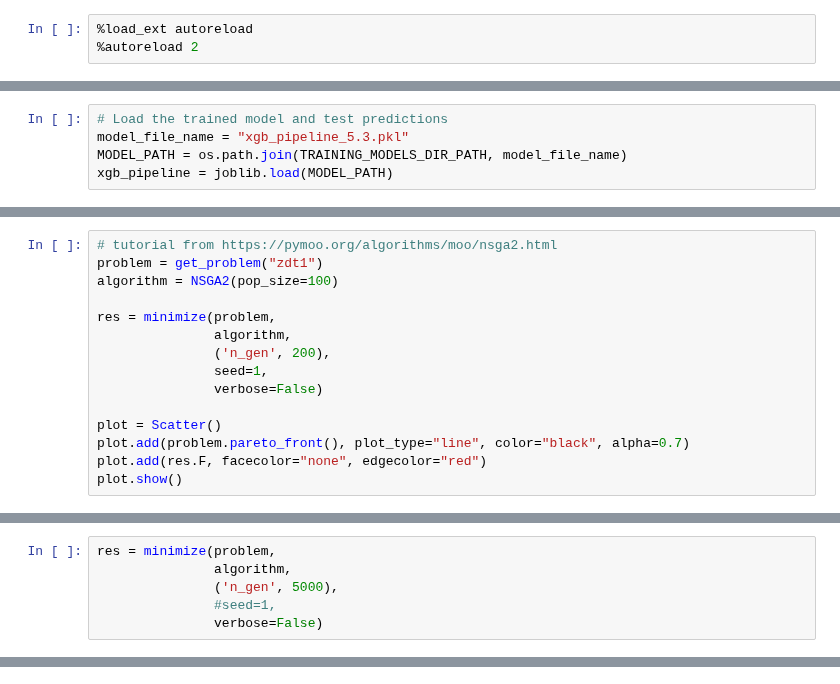
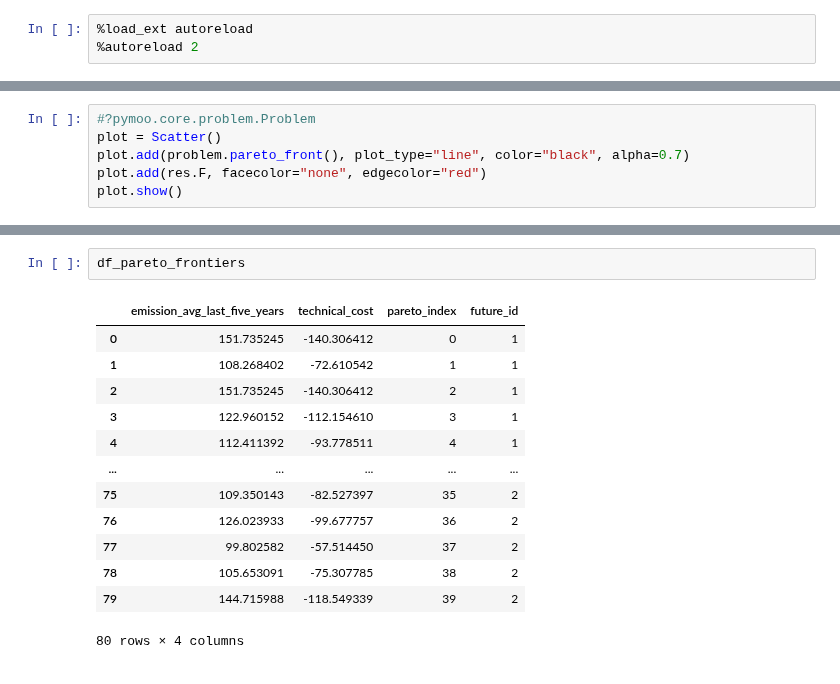
Before and after one commit to sisepuede-framework/ssp_louisiana, a Jupyter notebook: metamodel/notebooks/pymoo.ipynb, the cells around one changed output, grey strips where cells are left out. Cells and saved outputs as stored; diff of their text form.

```diff
--- a/metamodel/notebooks/pymoo.ipynb
+++ b/metamodel/notebooks/pymoo.ipynb
@@ -67,5 +27,0 @@ single_row
-# %%
-# Load the trained model and test predictions
-model_file_name = "xgb_pipeline_5.3.pkl"
-MODEL_PATH = os.path.join(TRAINING_MODELS_DIR_PATH, model_file_name)
-xgb_pipeline = joblib.load(MODEL_PATH)
@@ -115,14 +411,5 @@ from pymoo.visualization.scatter import Scatter
 # %%
-# tutorial from https://pymoo.org/algorithms/moo/nsga2.html
-problem = get_problem("zdt1")
-algorithm = NSGA2(pop_size=100)
-
-res = minimize(problem,
-               algorithm,
-               ('n_gen', 200),
-               seed=1,
-               verbose=False)
-
+#?pymoo.core.problem.Problem
 plot = Scatter()
 plot.add(problem.pareto_front(), plot_type="line", color="black", alpha=0.7)
 plot.add(res.F, facecolor="none", edgecolor="red")
@@ -261,6 +416,0 @@ algorithm = NSGA2(
-# %%
-res = minimize(problem,
-               algorithm,
-               ('n_gen', 5000),
-               #seed=1,
-               verbose=False)
@@ -267,3 +605,19 @@ res = minimize(problem,
+# %%
+df_pareto_frontiers
+# %% [output]
+|  | emission_avg_last_five_years | technical_cost | pareto_index | future_id |
+| 0 | 151.735245 | -140.306412 | 0 | 1 |
+| 1 | 108.268402 | -72.610542 | 1 | 1 |
+| 2 | 151.735245 | -140.306412 | 2 | 1 |
+| 3 | 122.960152 | -112.154610 | 3 | 1 |
+| 4 | 112.411392 | -93.778511 | 4 | 1 |
+| ... | ... | ... | ... | ... |
+| 75 | 109.350143 | -82.527397 | 35 | 2 |
+| 76 | 126.023933 | -99.677757 | 36 | 2 |
+| 77 | 99.802582 | -57.514450 | 37 | 2 |
+| 78 | 105.653091 | -75.307785 | 38 | 2 |
+| 79 | 144.715988 | -118.549339 | 39 | 2 |
+80 rows × 4 columns
 # %%
 fig, ax = plt.subplots(figsize = (10, 10))
 
```
Also changed, not shown: parts of 33 cells of this notebook.
